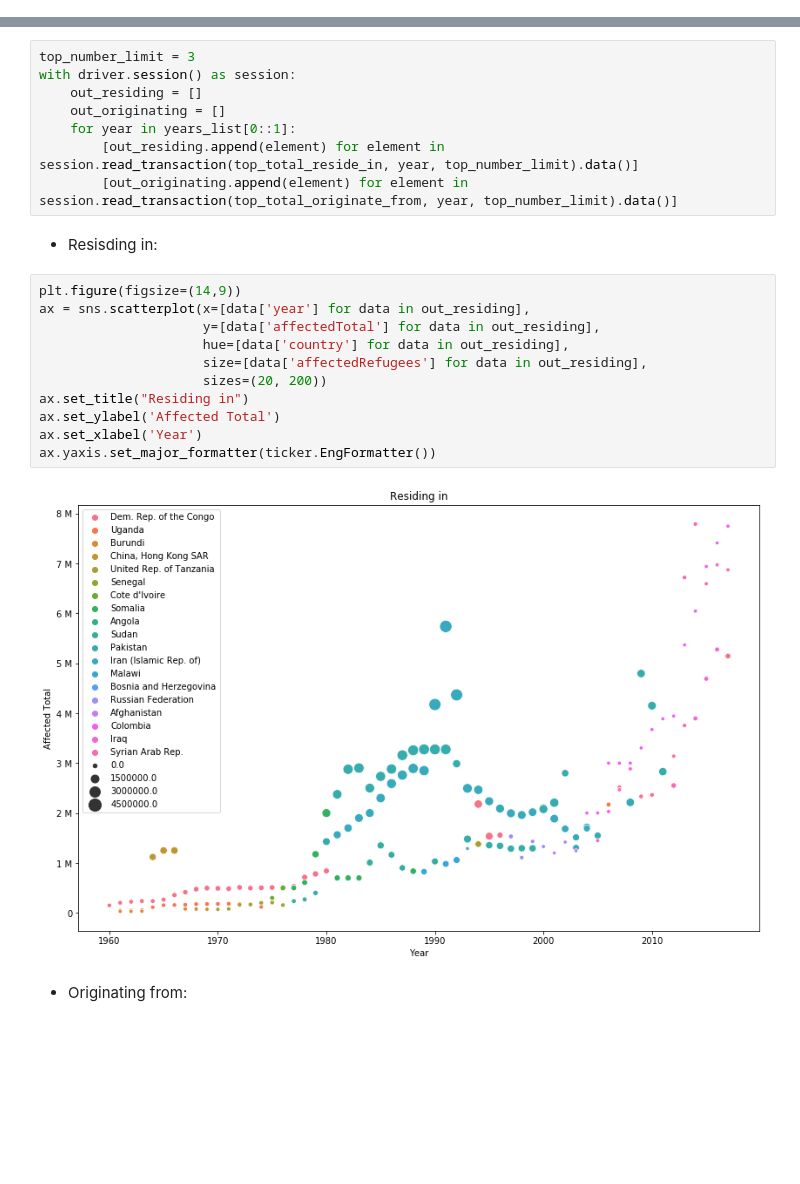
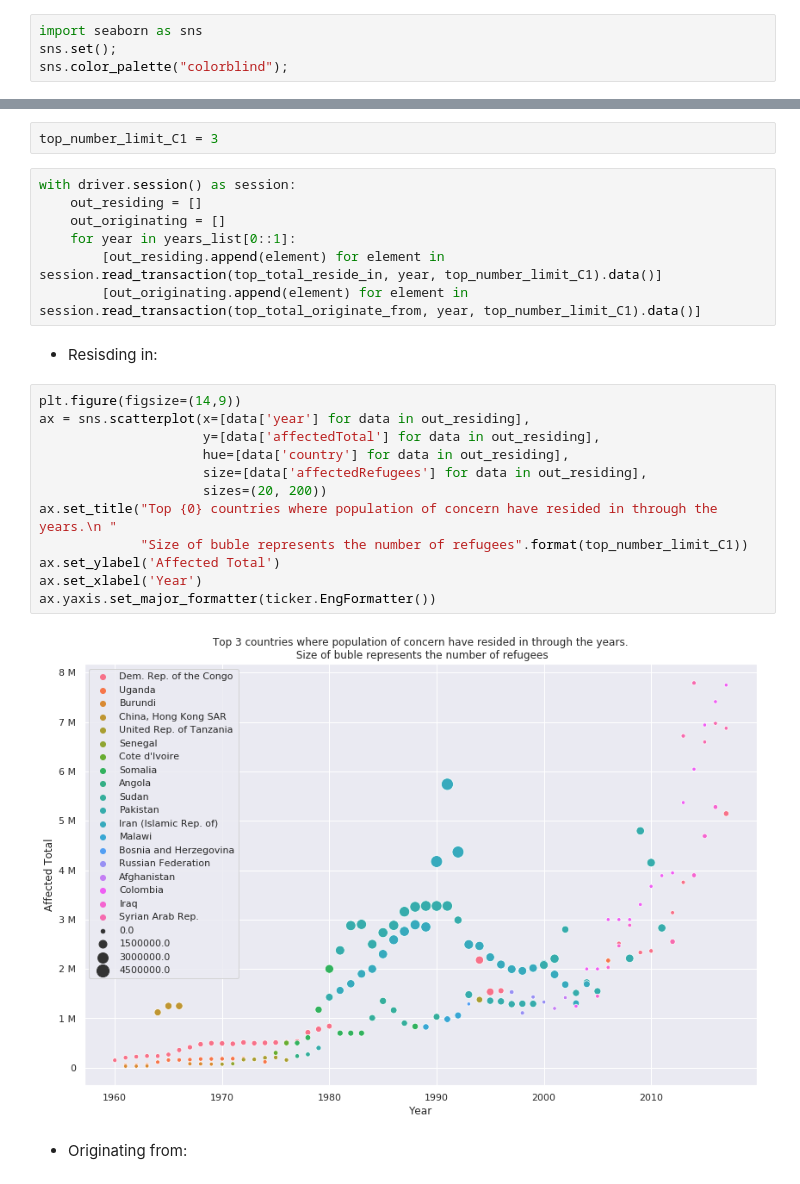
Before and after one commit to CandelaV/UNHCRs_population_of_concern_HDX, a Jupyter notebook: notebooks/c_data_analysis_with_python_and_neo4j_RESIDE_IN.ipynb, the cells around one changed output, grey strips where cells are left out. Saved outputs shown, nothing was run; the diff lists cells and outputs as text; blank space fills up the shorter version.

```diff
--- a/notebooks/c_data_analysis_with_python_and_neo4j_RESIDE_IN.ipynb
+++ b/notebooks/c_data_analysis_with_python_and_neo4j_RESIDE_IN.ipynb
@@ -14,4 +13,8 @@ import seaborn as sns
 import matplotlib.ticker as ticker
+# %%
+import seaborn as sns
+sns.set();
+sns.color_palette("colorblind");
 # %%
 %matplotlib inline
 # %% [markdown]
@@ -195,29 +152,31 @@ def top_total_originate_from(tx, year, top_number):
                          "WHERE a.year={0} "
                          "RETURN a.country as country, a.year as year, sum(r.affected_total) as affectedTotal, sum(r.affected_refugees) as affectedRefugees "
                          "ORDER BY affectedTotal DESC LIMIT {1} ".format(year, top_number))
+# %%
+top_number_limit_C1 = 3
 # %%
-top_number_limit = 3
 with driver.session() as session:
     out_residing = []
     out_originating = []
     for year in years_list[0::1]:
-        [out_residing.append(element) for element in session.read_transaction(top_total_reside_in, year, top_number_limit).data()]
-        [out_originating.append(element) for element in session.read_transaction(top_total_originate_from, year, top_number_limit).data()]
+        [out_residing.append(element) for element in session.read_transaction(top_total_reside_in, year, top_number_limit_C1).data()]
+        [out_originating.append(element) for element in session.read_transaction(top_total_originate_from, year, top_number_limit_C1).data()]
 # %% [markdown]
  - Resisding in:
 # %%
 plt.figure(figsize=(14,9))
 ax = sns.scatterplot(x=[data['year'] for data in out_residing],
                      y=[data['affectedTotal'] for data in out_residing],
                      hue=[data['country'] for data in out_residing],
                      size=[data['affectedRefugees'] for data in out_residing],
                      sizes=(20, 200))
-ax.set_title("Residing in")
+ax.set_title("Top {0} countries where population of concern have resided in through the years.\n "
+             "Size of buble represents the number of refugees".format(top_number_limit_C1))
 ax.set_ylabel('Affected Total')
 ax.set_xlabel('Year')
 ax.yaxis.set_major_formatter(ticker.EngFormatter())
 # %% [output]
-[figure, old version]
+[figure, new version]
 # %% [markdown]
  - Originating from:
 # %%
```
Also changed, not shown: parts of 17 cells of this notebook, 2 other files.
